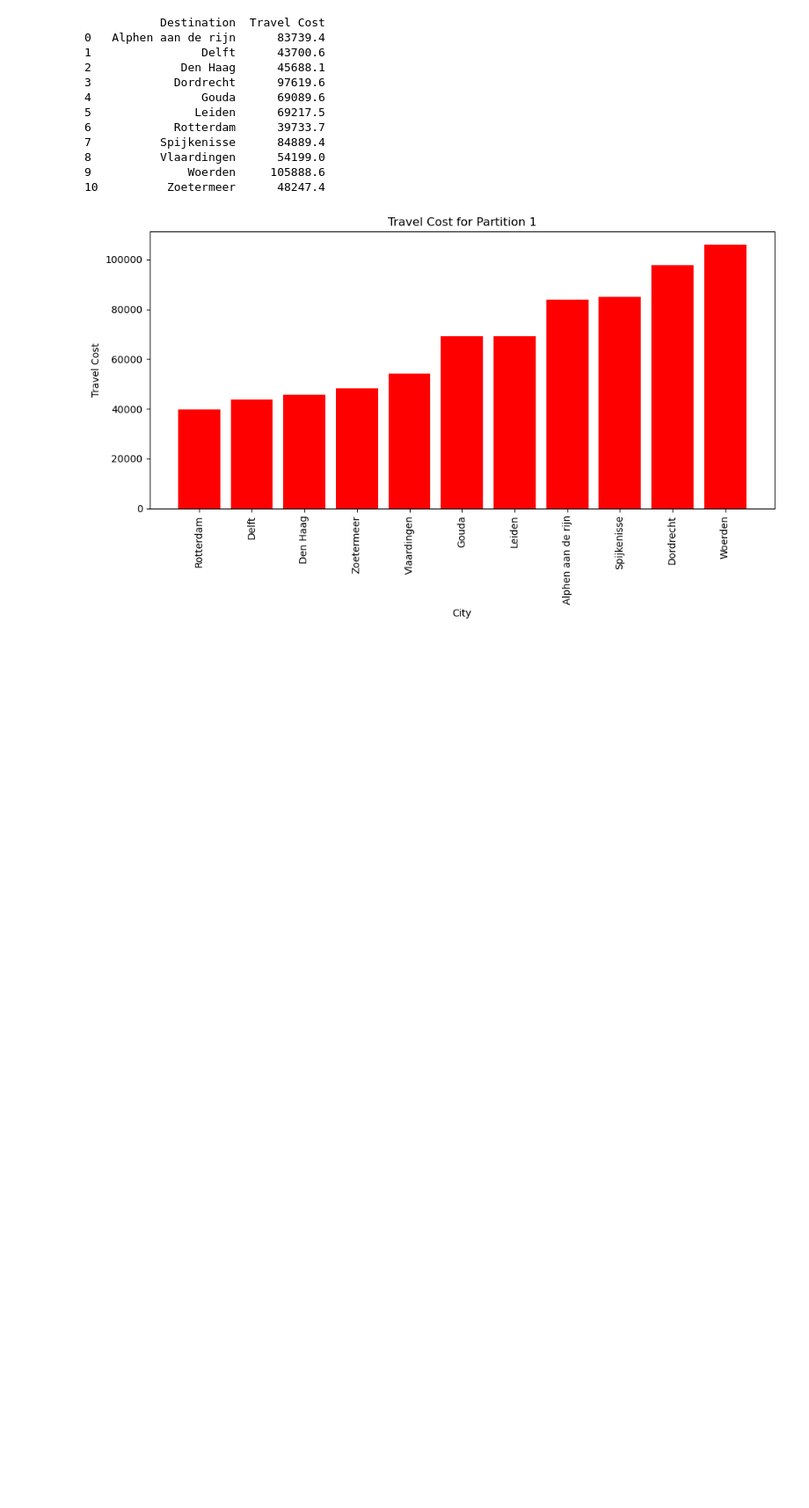
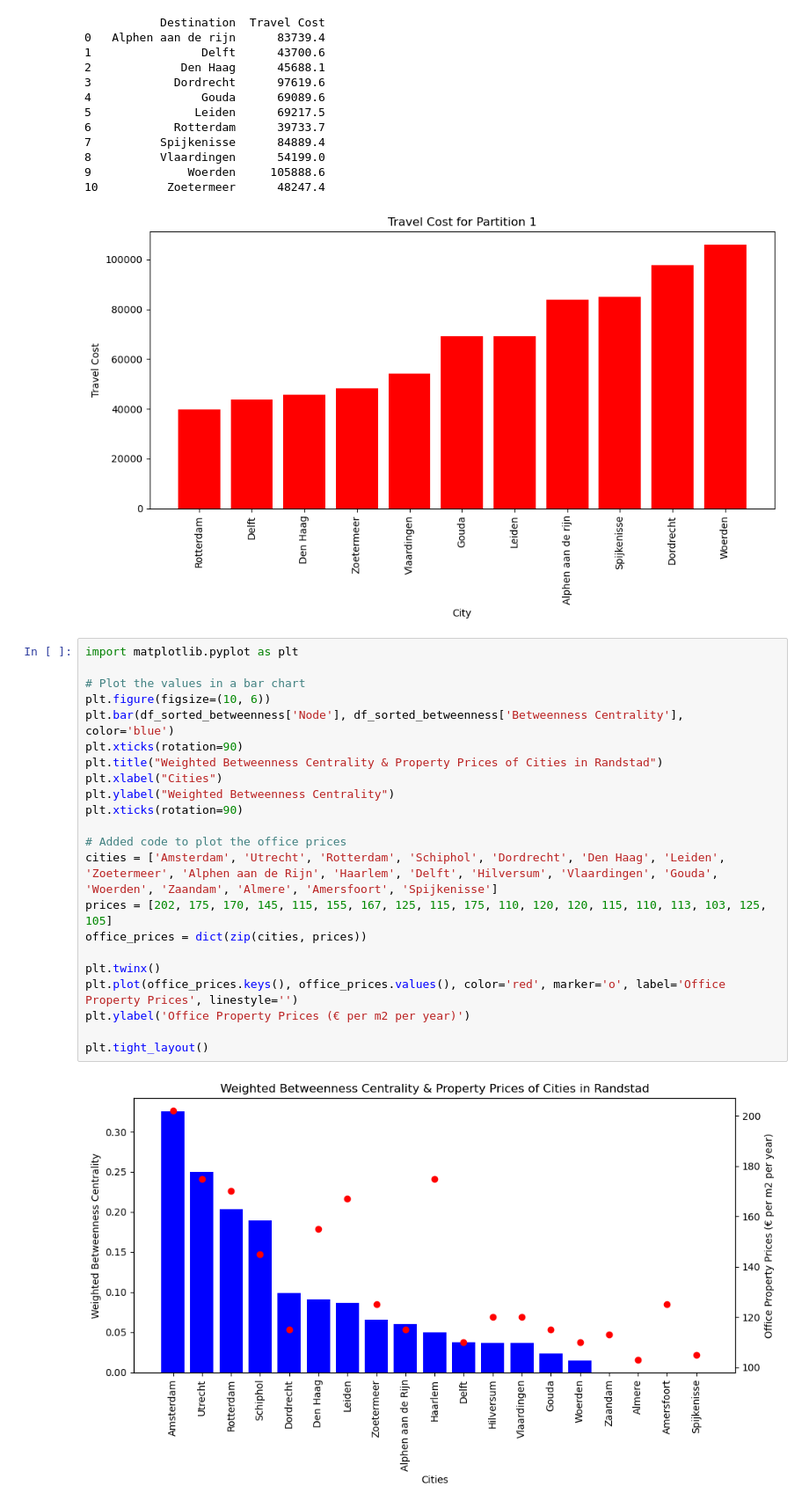
Before and after one commit to ElizeBr/Networked-Systems-Group-Assignment, a Jupyter notebook: Randstad.ipynb, the cells around one changed output. Shown at 88% size. Cells and saved outputs as stored; diff of their text form; blank space fills up the shorter version.

```diff
--- a/Randstad.ipynb
+++ b/Randstad.ipynb
@@ -887,3 +887,27 @@ plt.show()
 9              Woerden     105888.6
 10          Zoetermeer      48247.4
 [figure]
+# %%
+import matplotlib.pyplot as plt
+
+# Plot the values in a bar chart
+plt.figure(figsize=(10, 6))
+plt.bar(df_sorted_betweenness['Node'], df_sorted_betweenness['Betweenness Centrality'], color='blue')
+plt.xticks(rotation=90)
+plt.title("Weighted Betweenness Centrality & Property Prices of Cities in Randstad")
+plt.xlabel("Cities")
+plt.ylabel("Weighted Betweenness Centrality")
+plt.xticks(rotation=90)
+
+# Added code to plot the office prices
+cities = ['Amsterdam', 'Utrecht', 'Rotterdam', 'Schiphol', 'Dordrecht', 'Den Haag', 'Leiden', 'Zoetermeer', 'Alphen aan de Rijn', 'Haarlem', 'Delft', 'Hilversum', 'Vlaardingen', 'Gouda', 'Woerden', 'Zaandam', 'Almere', 'Amersfoort', 'Spijkenisse']
+prices = [202, 175, 170, 145, 115, 155, 167, 125, 115, 175, 110, 120, 120, 115, 110, 113, 103, 125, 105]
+office_prices = dict(zip(cities, prices))
+
+plt.twinx()
+plt.plot(office_prices.keys(), office_prices.values(), color='red', marker='o', label='Office Property Prices', linestyle='')
+plt.ylabel('Office Property Prices (€ per m2 per year)')
+
+plt.tight_layout()
+# %% [output]
+[figure, added]
```
Also changed, not shown: parts of 8 cells of this notebook.
